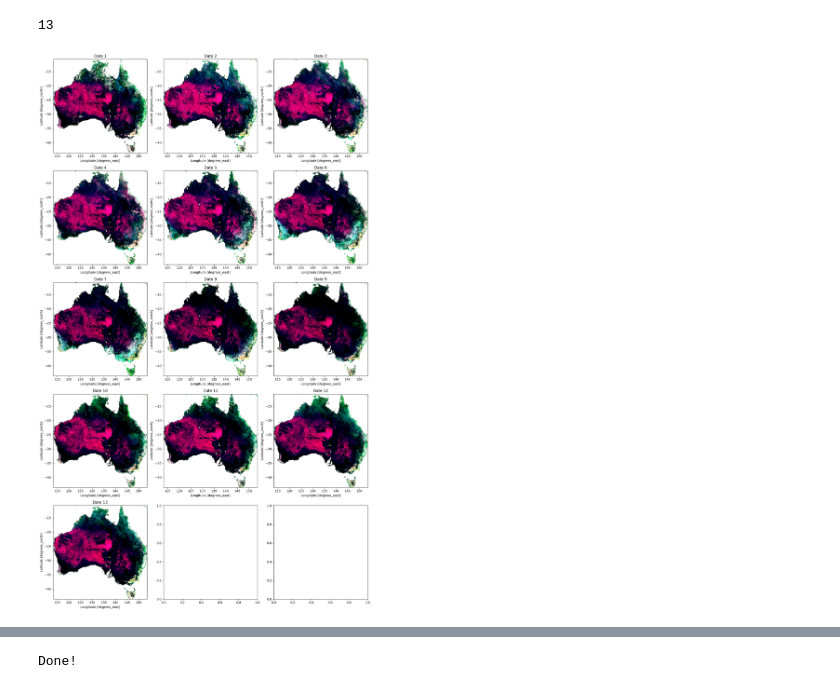
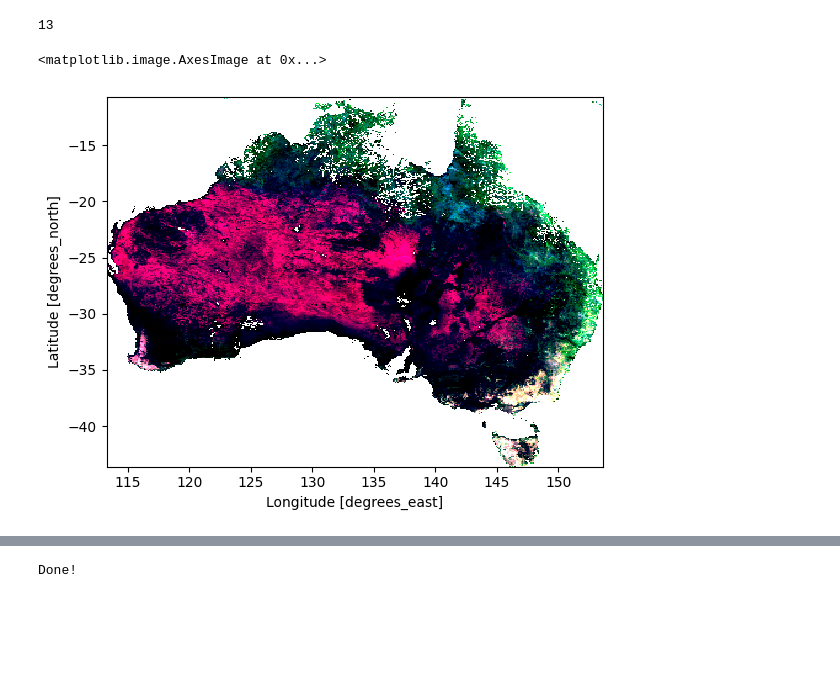
Before and after one commit to eschlossberg/pace-just-land, a Jupyter notebook: plant_pigment.ipynb, the cells around one changed output, grey strips where cells are left out. Drawn from its saved outputs; the diff is of its cells as text; code cells hidden in the pictures; blank space fills up the shorter version.

```diff
--- a/plant_pigment.ipynb
+++ b/plant_pigment.ipynb
@@ -141,22 +130,25 @@ num_dates
 # %%
 min_lon, max_lat, max_lon, min_lat = bbox
 australia = plant_pigments.sel(lat=slice(min_lat, max_lat), lon=slice(min_lon, max_lon))
+# %%
+australia[:, 0].plot.imshow()
+# %% [output]
+<matplotlib.image.AxesImage at 0x...>
+[figure, added]
 # %%
+# # Determine the number of rows and columns
 num_dates = australia.shape[1]
 num_cols = 3
 num_rows = math.ceil(num_dates / num_cols)
-
-fig, axes = plt.subplots(num_rows, num_cols, figsize=(15, 5 * num_rows))
-
-for i in range(num_dates):
-    ax = axes[i]
-    map_australia = australia[:, i]
-    map_australia.plot.imshow(ax=ax)
-    ax.set_title(f"Date {i+1}")
-
-
-plt.tight_layout()
-plt.show()
+# # Create the subplots
+# fig, axes = plt.subplots(num_rows, num_cols, figsize=(15, 5 * num_rows))
+# axes = axes.flatten()  # Flatten in case it's a 2D array
+# # Plot each map
+# for i in range(num_dates):
+#     ax = axes[i]
+#     map_australia = australia[:, i]
+#     map_australia.plot.imshow(ax=ax)
+#     ax.set_title(f"Month {i+1}")
+# plt.tight_layout()
+# plt.show()
-# %% [output]
-[figure, removed]
 # %%
```
Also changed, not shown: parts of 10 cells of this notebook, 4 other files.
